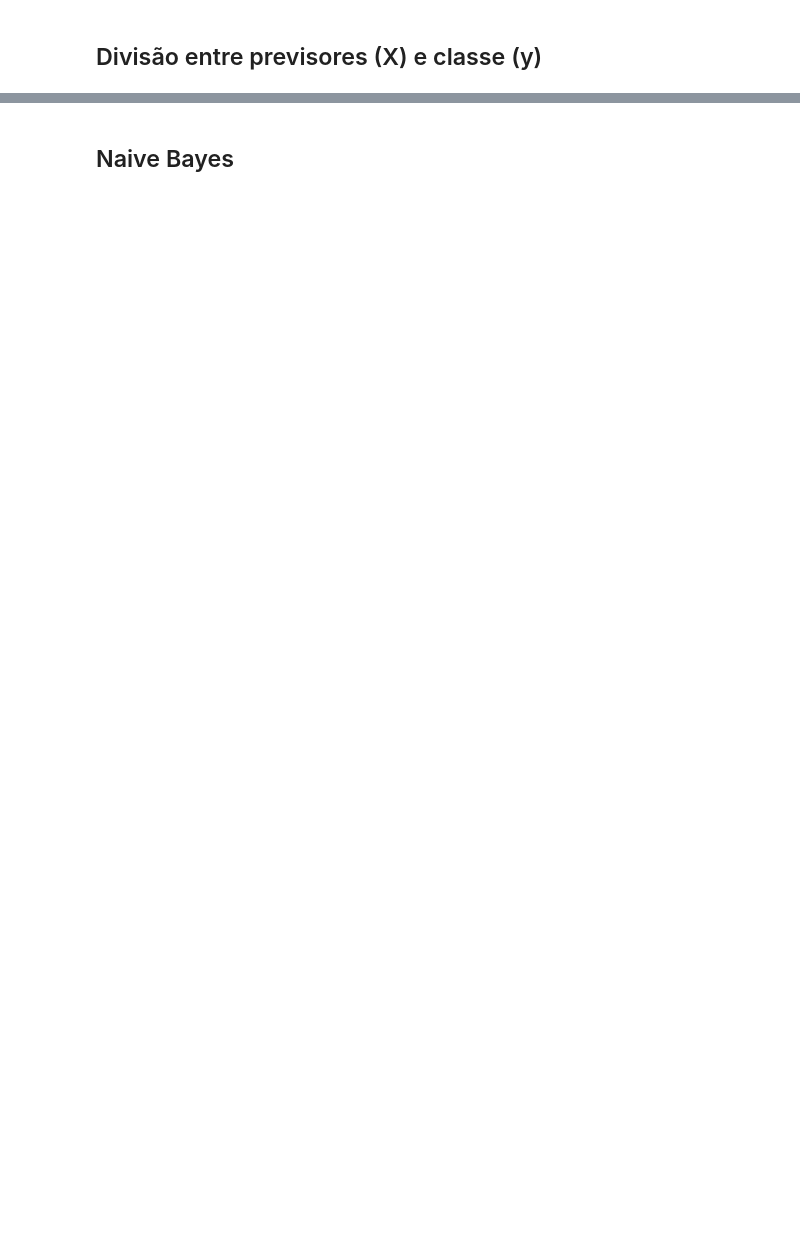
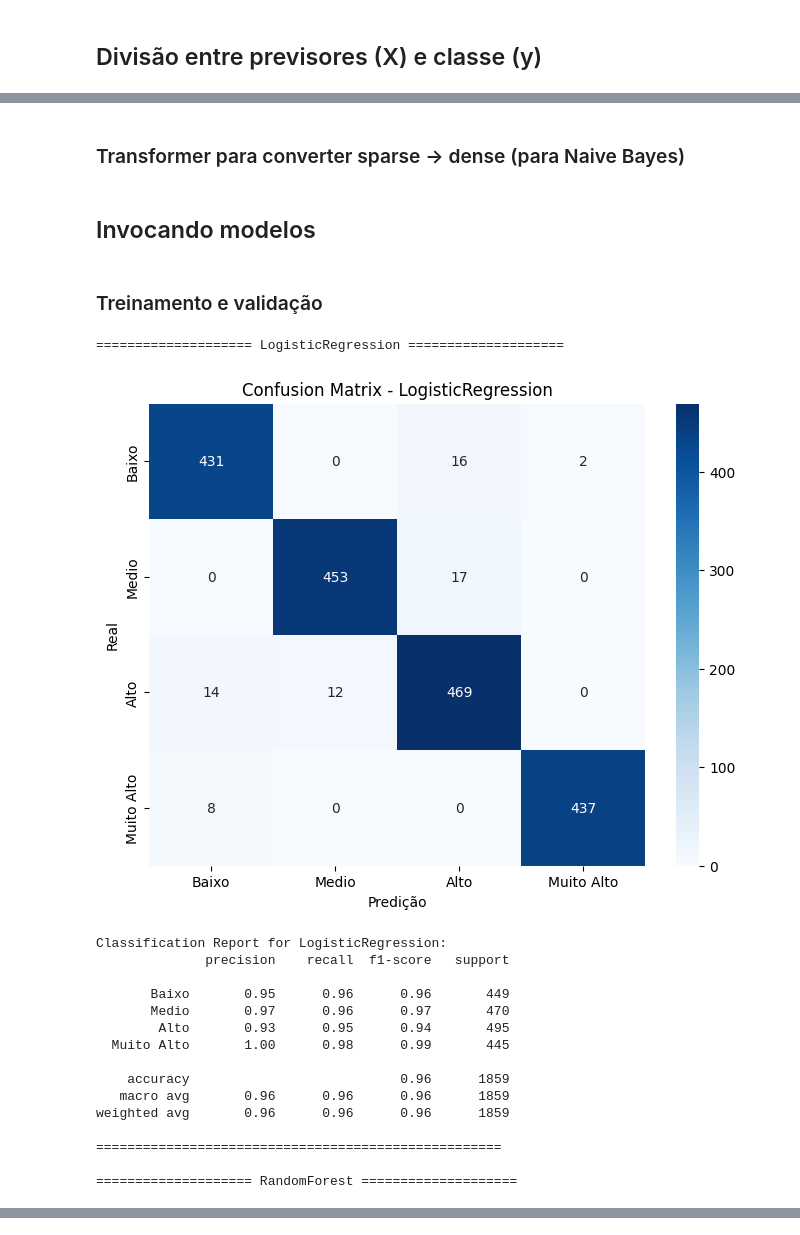
Before and after one commit to csampaio2/imoveis-sp-prediction, a Jupyter notebook: trabalho_final_imoveis_aluguel.ipynb, the cells around one changed output, grey strips where cells are left out. Saved outputs shown, nothing was run; the diff lists cells and outputs as text; code cells hidden in the pictures; blank space fills up the shorter version.

```diff
--- a/trabalho_final_imoveis_aluguel.ipynb
+++ b/trabalho_final_imoveis_aluguel.ipynb
@@ -379,2 +240,4 @@ array([-1.55549921, -0.12112864, -0.98194824, ..., -0.58190586,
 # %%
-y_imoveis.describe()
+X_train, X_test, y_train, y_test = train_test_split(
+    X, y, test_size=0.2, random_state=42, stratify=y
+)
@@ -387,0 +244,2 @@ y_imoveis.describe()
+# %% [markdown]
+###  Transformer para converter sparse -> dense (para Naive Bayes)
@@ -388,11 +253,65 @@ y_imoveis.describe()
+# %% [markdown]
+## Invocando modelos
 # %%
-#Salvando previsores e classe
-# salvar X_df e y_df
-import pickle
-with open('./dados/imoveis.pkl', mode = 'wb') as f:
-  pickle.dump([X_imoveis, y_imoveis], f)
+models = {
+    "LogisticRegression": LogisticRegression(max_iter=500, class_weight="balanced"),
+    "RandomForest": RandomForestClassifier(class_weight="balanced", random_state=42),
+    "SVM": SVC(class_weight="balanced", probability=True, random_state=42),
+    "KNN": KNeighborsClassifier(),
+    "DecisionTree": DecisionTreeClassifier(class_weight="balanced", random_state=42),
+    # "NeuralNetwork": MLPClassifier(max_iter=500, random_state=42), # Demora muito...trava computador
+    "NaiveBayes": GaussianNB()
+}
+# %% [markdown]
+### Treinamento e validação
 # %%
-#Carrega dos dados salvos
-import pickle
-with open('./dados/imoveis.pkl', mode='rb') as f:
-    previsores, classe = pickle.load(f)
+for name, model in models.items():
+    print(f"\n==================== {name} ====================")
+
+    # Cria e treina o pipeline
+    if name == "NaiveBayes":
+        pipeline = Pipeline(steps=[
+            ("preprocessor", preprocessor),
+            ("to_dense", DenseTransformer()),
+            ("classifier", model)
+        ])
+    else:
+        pipeline = Pipeline(steps=[
+            ("preprocessor", preprocessor),
+            ("classifier", model)
+        ])
+    pipeline.fit(X_train, y_train)
+    y_pred = pipeline.predict(X_test)
+
+    # --- Matriz de Confusão Visual ---
+    cm = confusion_matrix(y_test, y_pred)
+    plt.figure(figsize=(8, 6)) # Define o tamanho da figura
+    sns.heatmap(cm, annot=True, fmt='d', cmap='Blues',
+                xticklabels=labels, yticklabels=labels)
+    plt.xlabel('Predição')
+    plt.ylabel('Real')
+    plt.title(f'Confusion Matrix - {name}')
+    plt.show()
+
+    # --- Relatório de Classificação ---
+    print(f"\nClassification Report for {name}:")
+    print(classification_report(y_test, y_pred, target_names=labels))
+    print("=" * 52)
+# %% [output]
+==================== LogisticRegression ====================
+[figure, added]
+Classification Report for LogisticRegression:
+              precision    recall  f1-score   support
+
+       Baixo       0.95      0.96      0.96       449
+       Medio       0.97      0.96      0.97       470
+        Alto       0.93      0.95      0.94       495
+  Muito Alto       1.00      0.98      0.99       445
+
+    accuracy                           0.96      1859
+   macro avg       0.96      0.96      0.96      1859
+weighted avg       0.96      0.96      0.96      1859
+
+====================================================
+
+==================== RandomForest ====================
@@ -399,2 +395,0 @@ with open('./dados/imoveis.pkl', mode='rb') as f:
-# %% [markdown]
-## Naive Bayes
```
Also changed, not shown: parts of 56 cells of this notebook, 1 other file.
